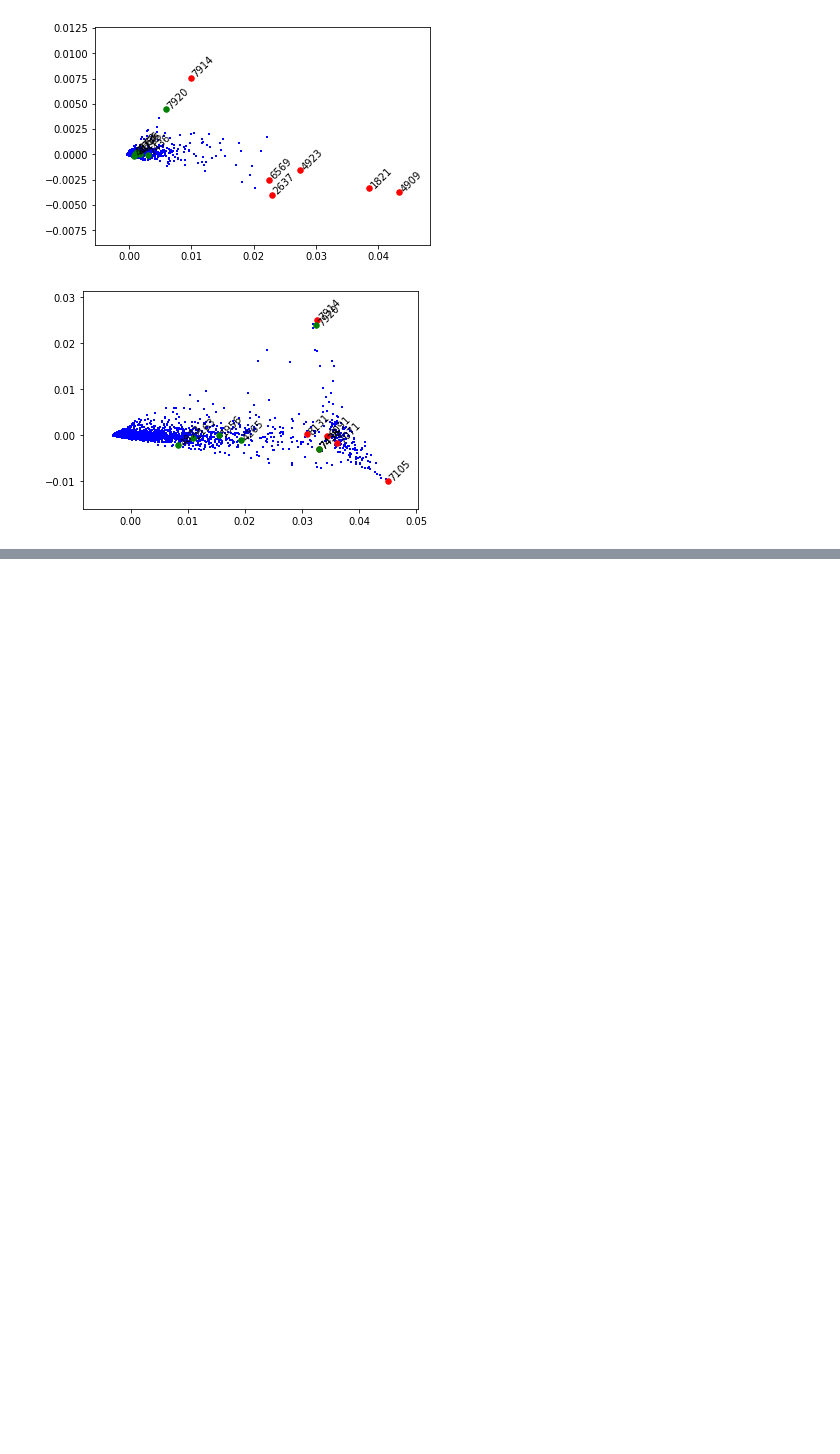
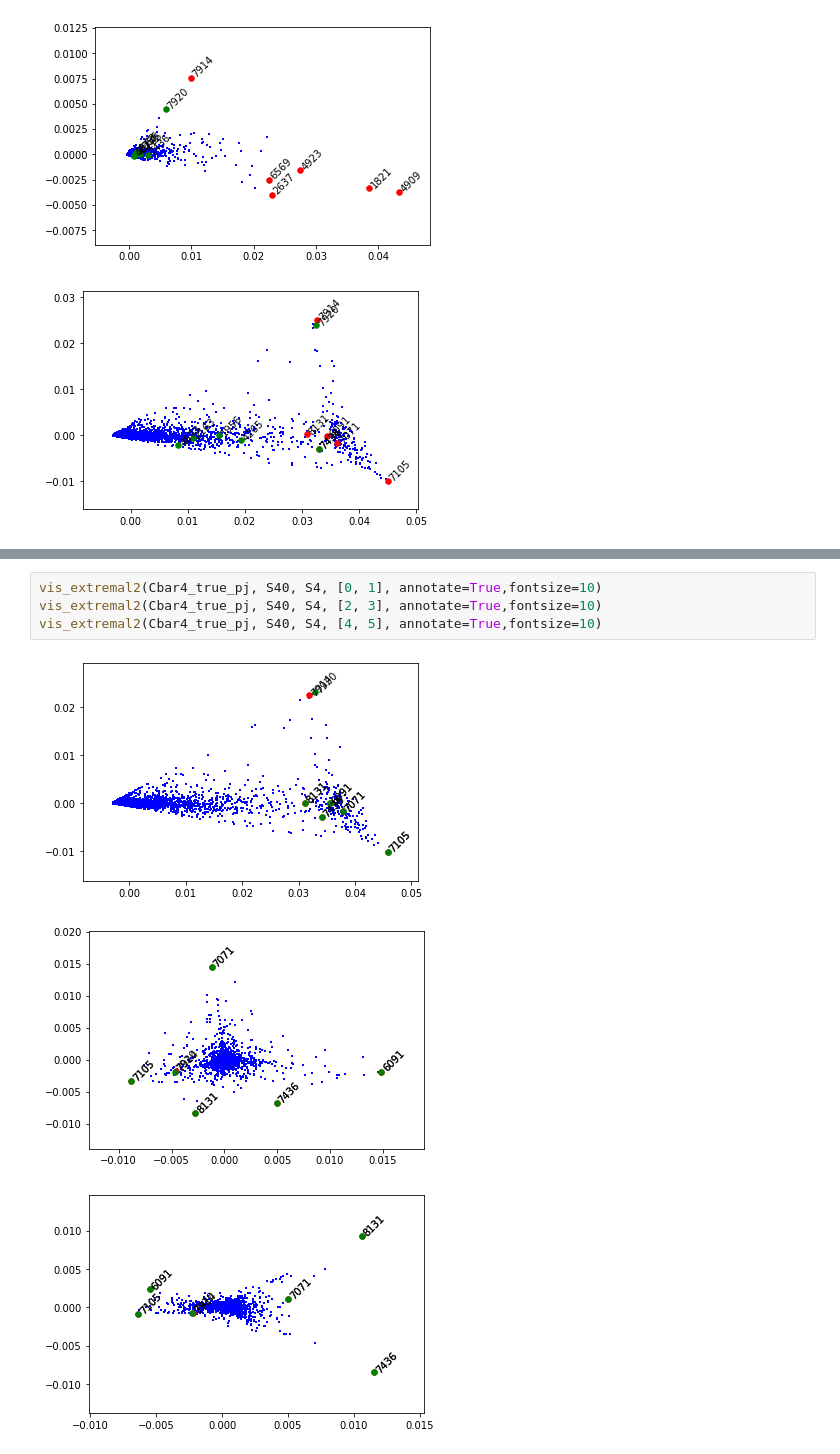
Before and after one commit to zihao12/pyJSMF-RAW, a Jupyter notebook: experiments/scaling_C.ipynb, the cells around one changed output, grey strips where cells are left out. Cells and saved outputs as stored; diff of their text form; blank space fills up the shorter version.

```diff
--- a/experiments/scaling_C.ipynb
+++ b/experiments/scaling_C.ipynb
@@ -208,0 +233,8 @@ vis_extremal2(Cbar4_pj, S0, S4, which_dim = which_dim, annotate=True,fontsize=10
+# %%
+vis_extremal2(Cbar4_true_pj, S40, S4, [0, 1], annotate=True,fontsize=10)
+vis_extremal2(Cbar4_true_pj, S40, S4, [2, 3], annotate=True,fontsize=10)
+vis_extremal2(Cbar4_true_pj, S40, S4, [4, 5], annotate=True,fontsize=10)
+# %% [output]
+[figure, added]
+[figure, added]
+[figure, added]
```
Also changed, not shown: parts of 9 cells of this notebook.
